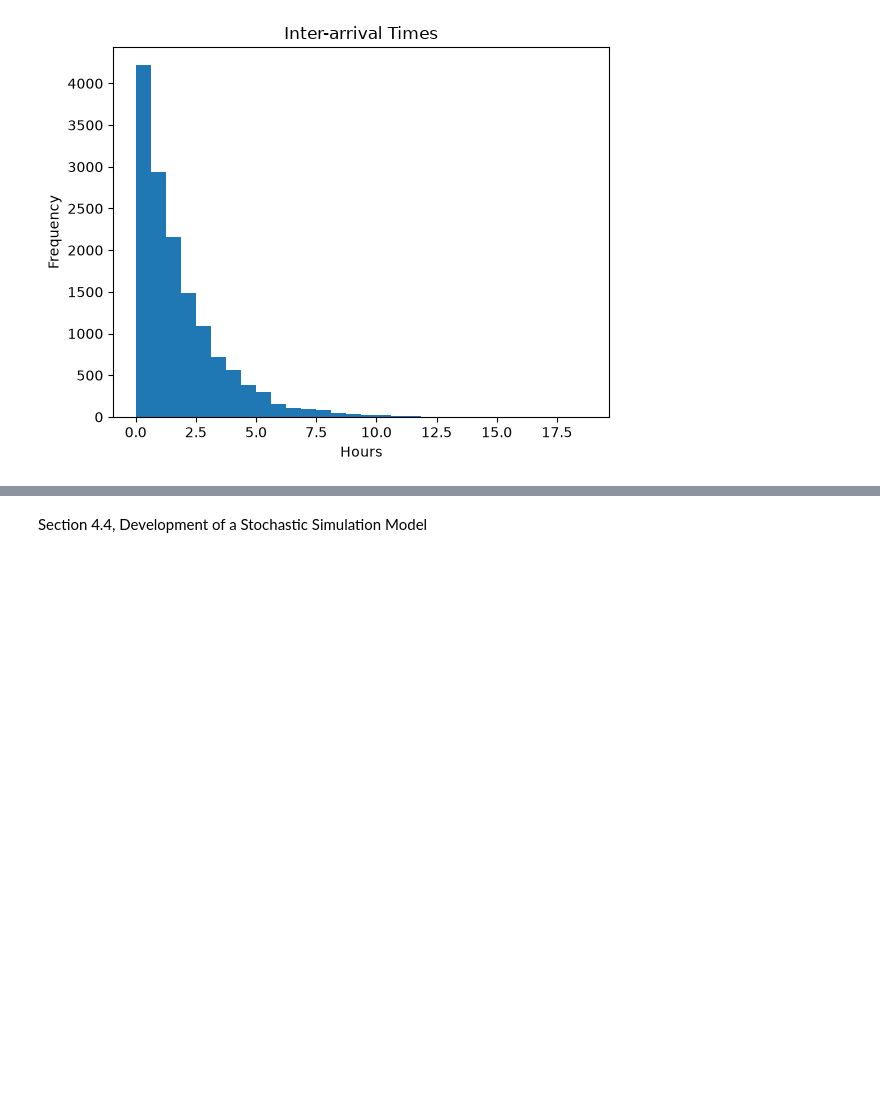
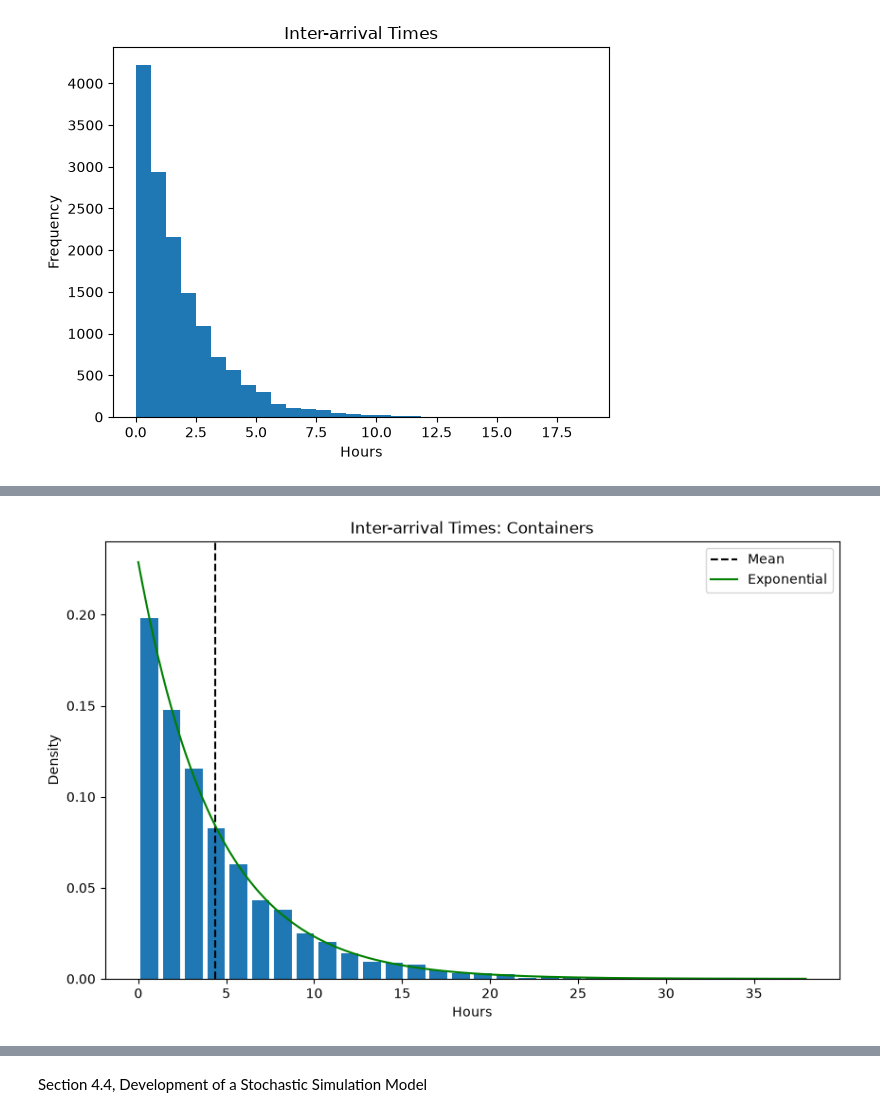
Before and after one commit to vlad-p2610/StochasticSim, a Jupyter notebook: gettingData.ipynb, the cells around one changed output, grey strips where cells are left out. Cells and saved outputs as stored; diff of their text form; code cells hidden in the pictures; blank space fills up the shorter version.

```diff
--- a/gettingData.ipynb
+++ b/gettingData.ipynb
@@ -91,0 +94,82 @@ All Vessels  29656.528413  16945.350592  2.871449e+08
+# %%
+# Container exponential fitting
+timesContainer = portData.loc[portData['Vessel_Type'] == 'Container', 'Arrival_Date'].sort_values()
+gapsContainer = timesContainer.diff().dt.total_seconds().dropna() / 3600
+
+plt.figure(figsize=(10, 6))
+plt.hist(gapsContainer, bins=30, rwidth=0.8, density=True)
+
+# Method of moments
+plt.axvline(np.mean(gapsContainer), color='black', linestyle='--', label='Mean')
+lamContainer = 1/np.mean(gapsContainer)
+fitExpGapsContainer = stats.expon(scale=1/lamContainer)
+print('Exponential Fitting Lambda Parameter for Containers is: ', lamContainer)
+
+# Graph of fitting and original data
+xs = np.linspace(np.min(gapsContainer), np.max(gapsContainer), 500)
+plt.plot(xs, fitExpGapsContainer.pdf(xs), color='g', label='Exponential')
+plt.title('Inter-arrival Times: Containers')
+plt.xlabel('Hours')
+plt.ylabel('Density')
+plt.legend()
+
+# Kolmogorov-Smirnov test
+print('KS Test Exponential distribution for Containers: ' + str(stats.kstest(gapsContainer, fitExpGapsContainer.cdf)))
+# Exponential not rejected for containers: p = 0.853 > alpha = .01
+
+
+# Tanker exponential fitting
+timesTanker = portData.loc[portData['Vessel_Type'] == 'Tanker', 'Arrival_Date'].sort_values()
+gapsTanker = timesTanker.diff().dt.total_seconds().dropna() / 3600
+
+plt.figure(figsize=(10, 6))
+plt.hist(gapsTanker, bins=30, rwidth=0.8, density=True)
+
+# Method of moments
+plt.axvline(np.mean(gapsTanker), color='black', linestyle='--', label='Mean')
+lamTanker = 1/np.mean(gapsTanker)
+fitExpGapsTanker = stats.expon(scale=1/lamTanker)
+print('Exponential Fitting Lambda Parameter for Tankers is: ', lamTanker)
+
+# Graph of fitting and original data
+xs = np.linspace(np.min(gapsTanker), np.max(gapsTanker), 500)
+plt.plot(xs, fitExpGapsTanker.pdf(xs), color='g', label='Exponential')
+plt.title('Inter-arrival Times: Tankers')
+plt.xlabel('Hours')
+plt.ylabel('Density')
+plt.legend()
+
+# Kolmogorov-Smirnov test
+print('KS Test Exponential distribution for Tankers: ' + str(stats.kstest(gapsTanker, fitExpGapsTanker.cdf)))
+# Exponential not rejected for tankers: p = 0.413 > alpha = .01
+
+
+# Bulk exponential fitting
+timesBulk = portData.loc[portData['Vessel_Type'] == 'Bulk', 'Arrival_Date'].sort_values()
+gapsBulk = timesBulk.diff().dt.total_seconds().dropna() / 3600
+
+plt.figure(figsize=(10, 6))
+plt.hist(gapsBulk, bins=30, rwidth=0.8, density=True)
+
+# Method of moments
+plt.axvline(np.mean(gapsBulk), color='black', linestyle='--', label='Mean')
+lamBulk = 1/np.mean(gapsBulk)
+fitExpGapsBulk = stats.expon(scale=1/lamBulk)
+print('Exponential Fitting Lambda Parameter for Bulk is: ', lamBulk)
+
+# Graph of fitting and original data
+xs = np.linspace(np.min(gapsBulk), np.max(gapsBulk), 500)
+plt.plot(xs, fitExpGapsBulk.pdf(xs), color='g', label='Exponential')
+plt.title('Inter-arrival Times: Bulk')
+plt.xlabel('Hours')
+plt.ylabel('Density')
+plt.legend()
+
+# Kolmogorov-Smirnov test
+print('KS Test Exponential distribution for Bulk: ' + str(stats.kstest(gapsBulk, fitExpGapsBulk.cdf)))
+# Exponential not rejected for bulk: p = 0.936 > alpha = .01
+
+# The three rates add to 0.5506 against the overall fit of 0.5507
+
+plt.show()
+# %% [output]
@@ -91,0 +182 @@ All Vessels  29656.528413  16945.350592  2.871449e+08
+[figure, added]
```
Also changed, not shown: parts of 12 cells of this notebook.
